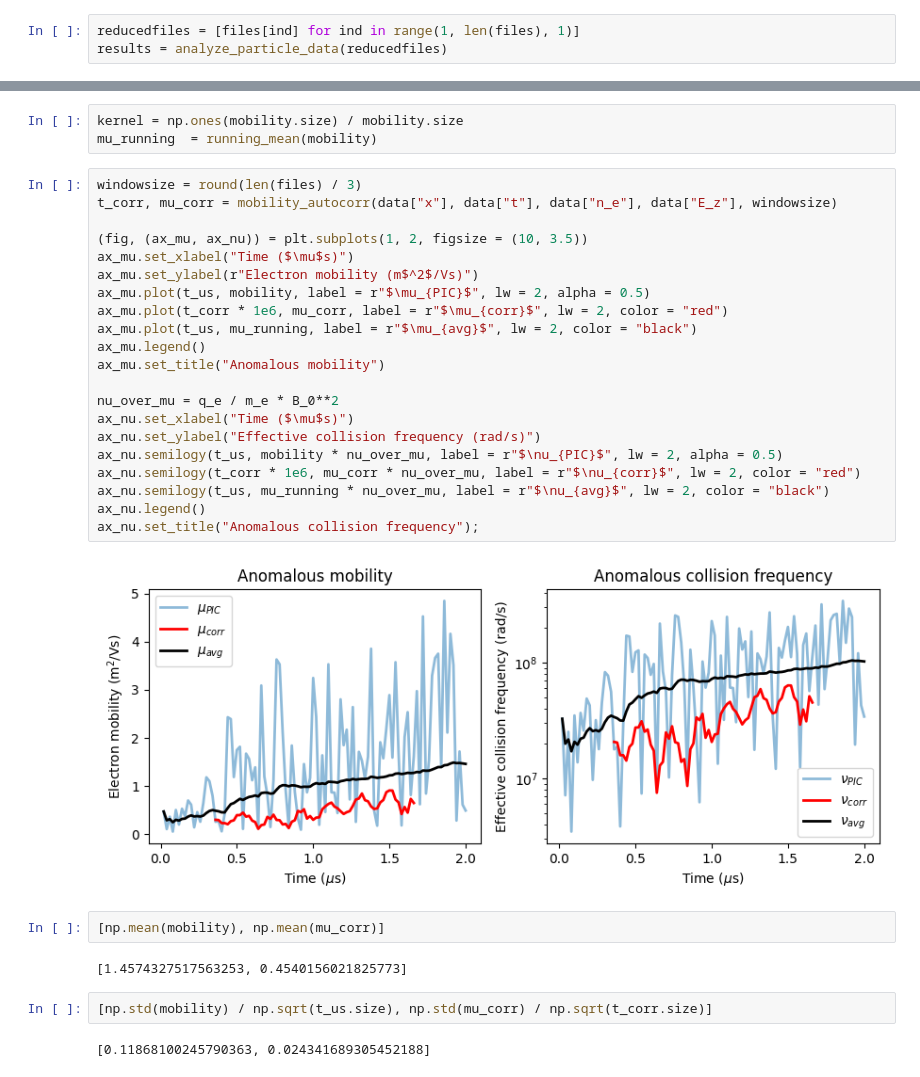
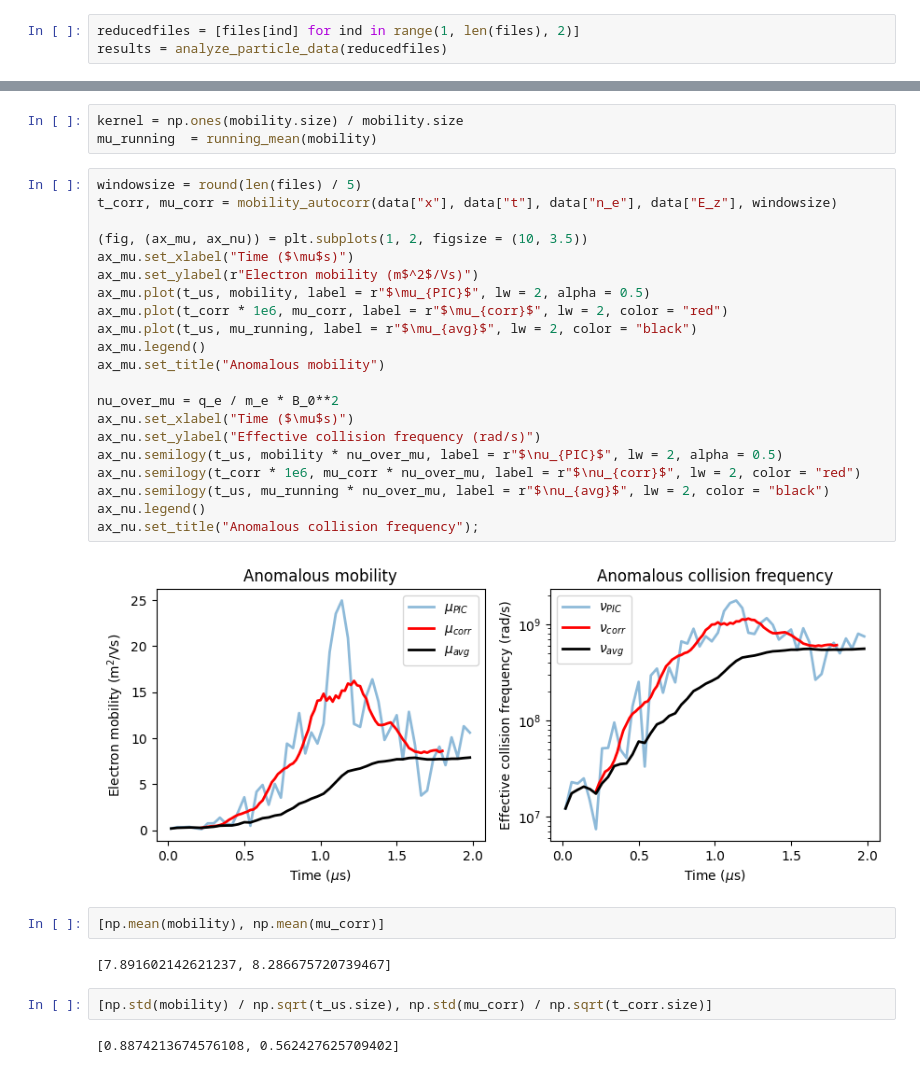
Before and after one commit to archermarx/ecdi-1d-bounded, a Jupyter notebook: analysis.ipynb, the cells around one changed output, grey strips where cells are left out. Cells and saved outputs as stored; diff of their text form.

```diff
--- a/analysis.ipynb
+++ b/analysis.ipynb
@@ -273,7 +273,7 @@ def analyze_particle_data(files):
         't': t, 'T_e': T_e, 'T_i': T_i, 'mobility': mobility, "K": K, "ux": ux / m_e, "uz": uz / m_e, "w": w
     }
 # %%
-reducedfiles = [files[ind] for ind in range(1, len(files), 1)]
+reducedfiles = [files[ind] for ind in range(1, len(files), 2)]
 results = analyze_particle_data(reducedfiles)
 # %% [output]
 diags/noisy_no_subcycling_1e+17_100_100/openpmd_004000.h5
@@ -341,36 +341,36 @@ def running_mean(x):
 kernel = np.ones(mobility.size) / mobility.size
 mu_running  = running_mean(mobility)
 # %%
-windowsize = round(len(files) / 3)
+windowsize = round(len(files) / 5)
 t_corr, mu_corr = mobility_autocorr(data["x"], data["t"], data["n_e"], data["E_z"], windowsize)
 
 (fig, (ax_mu, ax_nu)) = plt.subplots(1, 2, figsize = (10, 3.5))
 ax_mu.set_xlabel("Time ($\mu$s)")
 ax_mu.set_ylabel(r"Electron mobility (m$^2$/Vs)")
 ax_mu.plot(t_us, mobility, label = r"$\mu_{PIC}$", lw = 2, alpha = 0.5)
 ax_mu.plot(t_corr * 1e6, mu_corr, label = r"$\mu_{corr}$", lw = 2, color = "red")
 ax_mu.plot(t_us, mu_running, label = r"$\mu_{avg}$", lw = 2, color = "black")
 ax_mu.legend()
 ax_mu.set_title("Anomalous mobility")
 
 nu_over_mu = q_e / m_e * B_0**2
 ax_nu.set_xlabel("Time ($\mu$s)")
 ax_nu.set_ylabel("Effective collision frequency (rad/s)")
 ax_nu.semilogy(t_us, mobility * nu_over_mu, label = r"$\nu_{PIC}$", lw = 2, alpha = 0.5)
 ax_nu.semilogy(t_corr * 1e6, mu_corr * nu_over_mu, label = r"$\nu_{corr}$", lw = 2, color = "red")
 ax_nu.semilogy(t_us, mu_running * nu_over_mu, label = r"$\nu_{avg}$", lw = 2, color = "black")
 ax_nu.legend()
 ax_nu.set_title("Anomalous collision frequency");
 # %% [output]
-[figure, old version]
+[figure, new version]
 # %%
 [np.mean(mobility), np.mean(mu_corr)]
 # %% [output]
-[1.4574327517563253, 0.4540156021825773]
+[7.891602142621237, 8.286675720739467]
 # %%
 [np.std(mobility) / np.sqrt(t_us.size), np.std(mu_corr) / np.sqrt(t_corr.size)]
 # %% [output]
-[0.11868100245790363, 0.024341689305452188]
+[0.8874213674576108, 0.562427625709402]
 # %%
 import matplotlib.animation as animation
 
```
Also changed, not shown: parts of 5 cells of this notebook, 3 other files.
